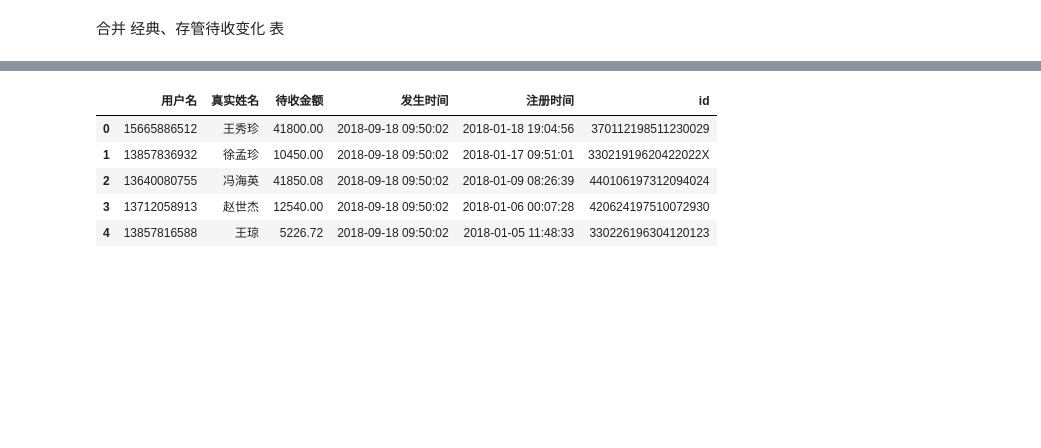
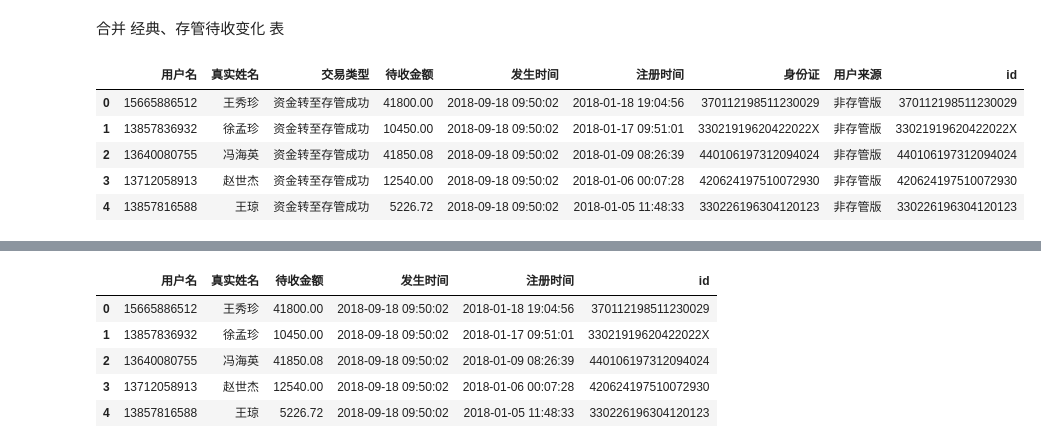
Before and after one commit to junzhu-github/python_code, a Jupyter notebook: Jupyter/流失用户分布.ipynb, the cells around one changed output, grey strips where cells are left out. Drawn from its saved outputs; the diff is of its cells as text; code cells hidden in the pictures; blank space fills up the shorter version.

```diff
--- a/Jupyter/流失用户分布.ipynb
+++ b/Jupyter/流失用户分布.ipynb
@@ -28,3 +28,12 @@ df_tz['id'] = df_tz['身份证'].str.upper()
 # df_id['id'] = df_id['身份证'].str.upper()
 # %% [markdown]
 合并 经典、存管待收变化 表
+# %%
+df_jd_ds.head()
+# %% [output]
+|  | 用户名 | 真实姓名 | 交易类型 | 待收金额 | 发生时间 | 注册时间 | 身份证 | 用户来源 | id |
+| 0 | 15665886512 | 王秀珍 | 资金转至存管成功 | 41800.00 | 2018-09-18 09:50:02 | 2018-01-18 19:04:56 | 370112198511230029 | 非存管版 | 370112198511230029 |
+| 1 | 13857836932 | 徐孟珍 | 资金转至存管成功 | 10450.00 | 2018-09-18 09:50:02 | 2018-01-17 09:51:01 | 33021919620422022X | 非存管版 | 33021919620422022X |
+| 2 | 13640080755 | 冯海英 | 资金转至存管成功 | 41850.08 | 2018-09-18 09:50:02 | 2018-01-09 08:26:39 | 440106197312094024 | 非存管版 | 440106197312094024 |
+| 3 | 13712058913 | 赵世杰 | 资金转至存管成功 | 12540.00 | 2018-09-18 09:50:02 | 2018-01-06 00:07:28 | 420624197510072930 | 非存管版 | 420624197510072930 |
+| 4 | 13857816588 | 王琼 | 资金转至存管成功 | 5226.72 | 2018-09-18 09:50:02 | 2018-01-05 11:48:33 | 330226196304120123 | 非存管版 | 330226196304120123 |
```
Also changed, not shown: parts of 12 cells of this notebook, 8 other files.
